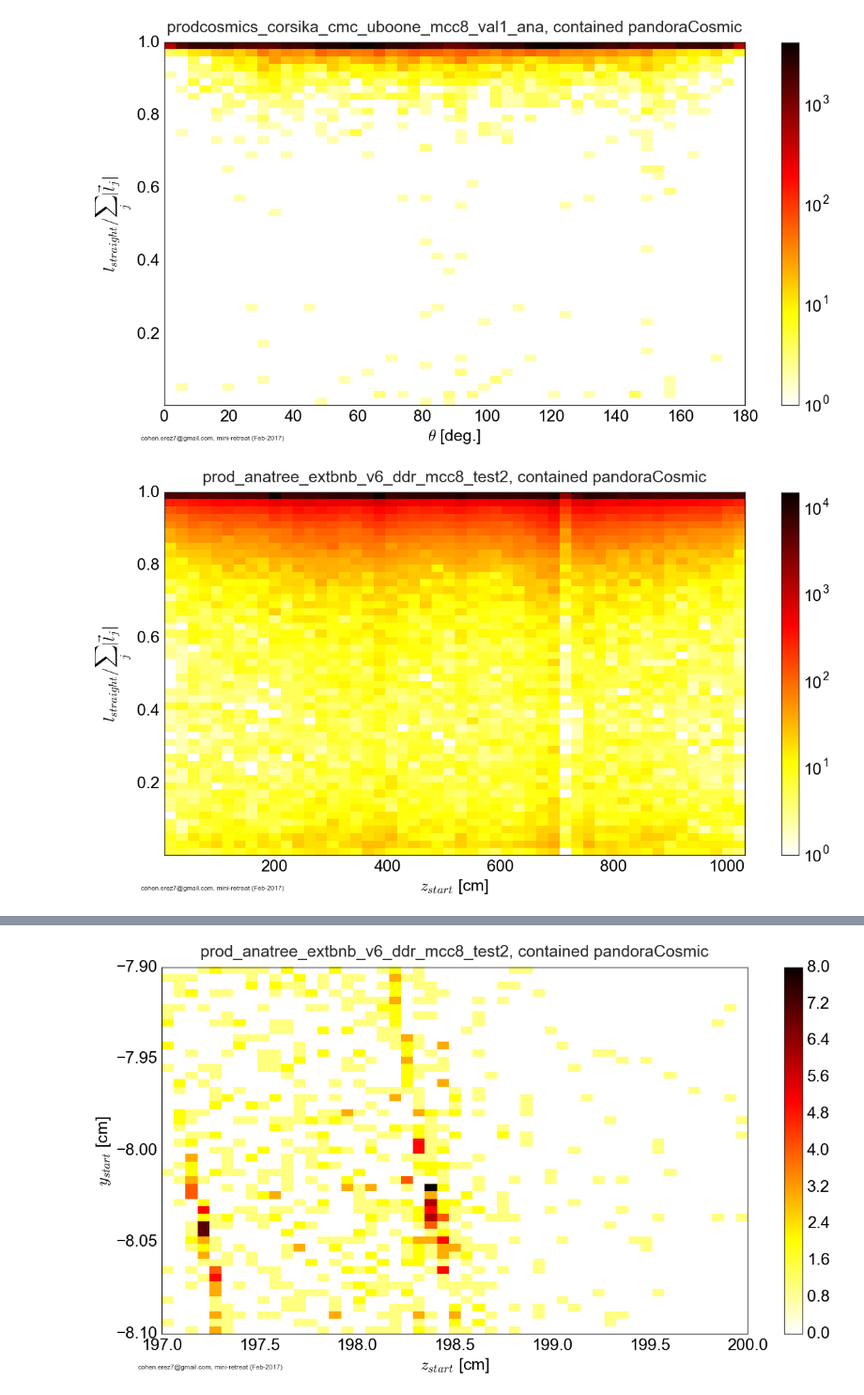
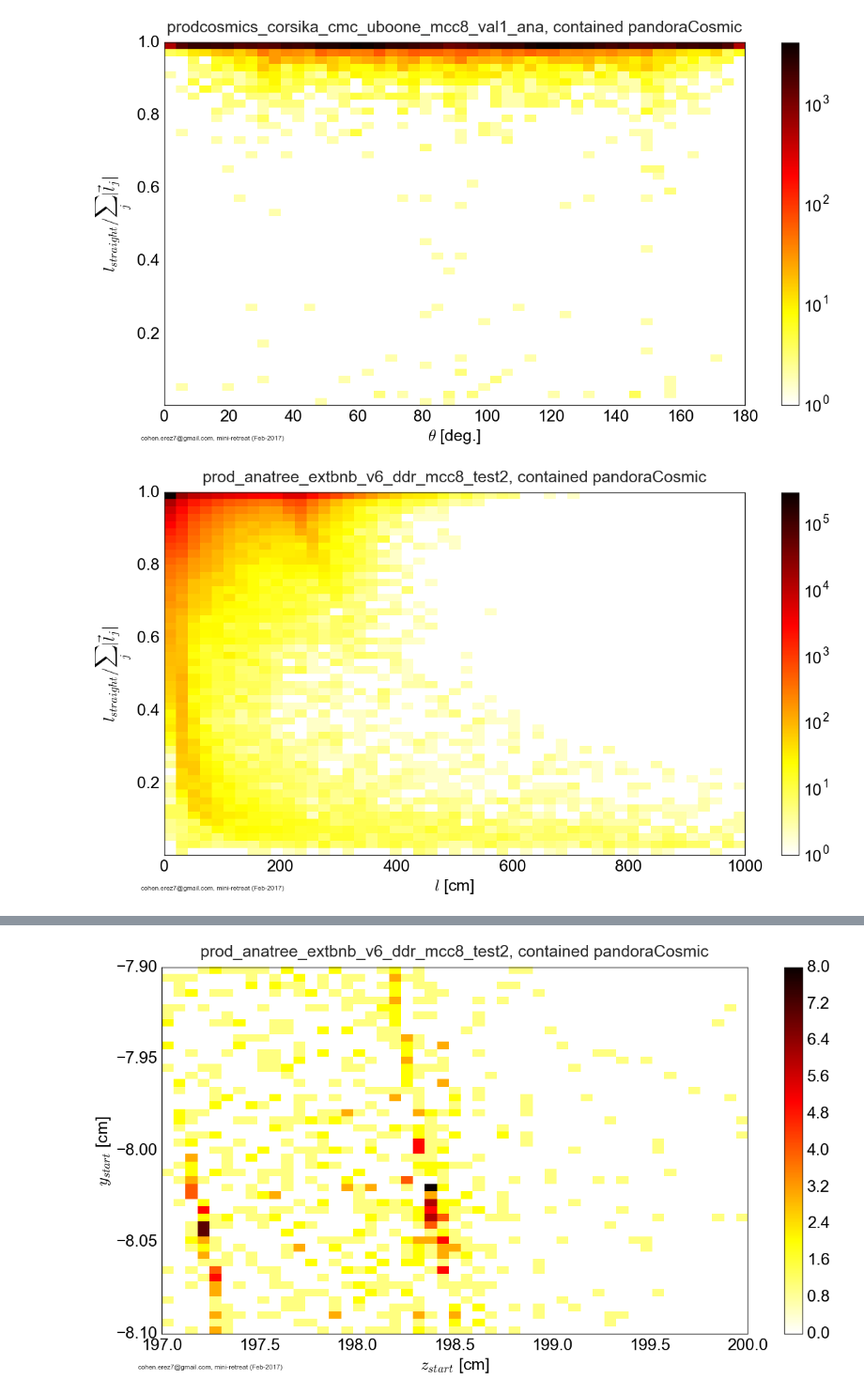
Before and after one commit to erezcoh4/AnalysisTreesInformation, a Jupyter notebook: AnaTreesPackage/notebooks/retreats/Feb2017/extBNB_plots.ipynb, the cells around one changed output, grey strips where cells are left out. Shown at 94% size. Cells and saved outputs as stored; diff of their text form; code cells hidden in the pictures.

```diff
--- a/AnaTreesPackage/notebooks/retreats/Feb2017/extBNB_plots.ipynb
+++ b/AnaTreesPackage/notebooks/retreats/Feb2017/extBNB_plots.ipynb
@@ -6,7 +6,7 @@ generic = lambda x: ast.literal_eval(x)
 # %%
 columns=['run','subrun','event', 'track_id','startx','starty','startz','endx','endy','endz','theta','phi','length','distlenratio']
 # %%
-# MCC8extBNB = pd.read_csv('/Users/erezcohen/Desktop/uBoone/AnalysisTreesAna/FeaturesFiles/cosmic_features_MCC8_extBNB_AnalysisTrees.csv',usecols=columns)
+MCC8extBNB = pd.read_csv('/Users/erezcohen/Desktop/uBoone/AnalysisTreesAna/FeaturesFiles/cosmic_features_MCC8_extBNB_AnalysisTrees.csv',usecols=columns)
 MCC8extBNBevents = pd.read_csv('/Users/erezcohen/Desktop/uBoone/AnalysisTreesAna/FeaturesFiles/events_features_MCC8_extBNB_AnalysisTrees.csv',converters={'Ncosmictracks_ymax':generic})
 
 print 'read prod_anatree_extbnb_v6_ddr_mcc8_test2'
@@ -15,7 +15,7 @@ print 'read prod_anatree_extbnb_v6_ddr_mcc8_test2'
 # print 'read MCC 7 extBNB'
 
 
-# MCC8cmc = pd.read_csv('/Users/erezcohen/Desktop/uBoone/AnalysisTreesAna/FeaturesFiles/cosmic_features_MCC8_openCOSMIC_MC_AnalysisTrees.csv',usecols=columns)
+MCC8cmc = pd.read_csv('/Users/erezcohen/Desktop/uBoone/AnalysisTreesAna/FeaturesFiles/cosmic_features_MCC8_openCOSMIC_MC_AnalysisTrees.csv',usecols=columns)
 MCC8cmcevents = pd.read_csv('/Users/erezcohen/Desktop/uBoone/AnalysisTreesAna/FeaturesFiles/events_features_MCC8_openCOSMIC_MC_AnalysisTrees.csv',converters={'ymax_cosmictracks':generic,'Ncosmictracks_ymax':generic})
 print 'read prodcosmics_corsika_cmc_uboone_mcc8_val1_ana'
 # %% [output]
@@ -323,32 +321,76 @@ plt.savefig('/Users/erezcohen/Desktop/uBoone/analysis/retreats/Feb2017/%s_theta_
 [figure]
 [figure]
 # %%
+
+# # z-start
+# plot_2d_histogram(data=MCC8extBNB[MCC8extBNB.distlenratio>-1] , data_name='prod_anatree_extbnb_v6_ddr_mcc8_test2, contained pandoraCosmic',
+#                   varx='startz' , vary='distlenratio' , figsize=(20,10), norm='log',
+#                   x_label = '$z_{start}$ [cm]', y_label='$l_{straight} / \\sum_j |\\vec{l}_j|$',
+#                   binsx=50, binsy=50,do_add_title=True,do_save_fig=False
+#                   )
+# plt.savefig('/Users/erezcohen/Desktop/uBoone/analysis/retreats/Feb2017/%s_z_distolenratio.pdf'%namestr(MCC8extBNB, globals()))
+
+# plot_2d_histogram(data=MCC8cmc[MCC8cmc.distlenratio>-1] , data_name=dataset_definitions[1]+', contained pandoraCosmic',
+#                   varx='startz' , vary='distlenratio' , figsize=(20,10), norm='log',
+#                   x_label = '$z_{start}$ [cm]', y_label='$l_{straight} / \\sum_j |\\vec{l}_j|$',
+#                   binsx=50, binsy=50,do_add_title=True,do_save_fig=False
+#                   )
+# plt.savefig('/Users/erezcohen/Desktop/uBoone/analysis/retreats/Feb2017/%s_z_distolenratio.pdf'%namestr(MCC8cmc, globals()))
+
+
+# # y-start
+# plot_2d_histogram(data=MCC8extBNB[MCC8extBNB.distlenratio>-1] , data_name='prod_anatree_extbnb_v6_ddr_mcc8_test2, contained pandoraCosmic',
+#                   varx='starty' , vary='distlenratio' , figsize=(20,10), norm='log',
+#                   x_label = '$y_{start}$ [cm]', y_label='$l_{straight} / \\sum_j |\\vec{l}_j|$',
+#                   binsx=50, binsy=50,do_add_title=True,do_save_fig=False
+#                   )
+# plt.savefig('/Users/erezcohen/Desktop/uBoone/analysis/retreats/Feb2017/%s_y_distolenratio.pdf'%namestr(MCC8extBNB, globals()))
+
+# plot_2d_histogram(data=MCC8cmc[MCC8cmc.distlenratio>-1] , data_name=dataset_definitions[1]+', contained pandoraCosmic',
+#                   varx='starty' , vary='distlenratio' , figsize=(20,10), norm='log',
+#                   x_label = '$y_{start}$ [cm]', y_label='$l_{straight} / \\sum_j |\\vec{l}_j|$',
+#                   binsx=50, binsy=50,do_add_title=True,do_save_fig=False
+#                   )
+# plt.savefig('/Users/erezcohen/Desktop/uBoone/analysis/retreats/Feb2017/%s_y_distolenratio.pdf'%namestr(MCC8cmc, globals()))
+
+
+
+
+# # x-start
+# plot_2d_histogram(data=MCC8extBNB[MCC8extBNB.distlenratio>-1] , data_name='prod_anatree_extbnb_v6_ddr_mcc8_test2, contained pandoraCosmic',
+#                   varx='startx' , vary='distlenratio' , figsize=(20,10), norm='log',
+#                   x_label = '$x_{start}$ [cm]', y_label='$l_{straight} / \\sum_j |\\vec{l}_j|$',
+#                   binsx=50, binsy=50,do_add_title=True,do_save_fig=False
+#                   )
+# plt.savefig('/Users/erezcohen/Desktop/uBoone/analysis/retreats/Feb2017/%s_x_distolenratio.pdf'%namestr(MCC8extBNB, globals()))
+# plt.savefig('/Users/erezcohen/Desktop/uBoone/analysis/retreats/Feb2017/%s_x_distolenratio.png'%namestr(MCC8extBNB, globals()))
+
+
+# plot_2d_histogram(data=MCC8cmc[MCC8cmc.distlenratio>-1] , data_name=dataset_definitions[1]+', contained pandoraCosmic',
+#                   varx='startx' , vary='distlenratio' , figsize=(20,10), norm='log',
+#                   x_label = '$x_{start}$ [cm]', y_label='$l_{straight} / \\sum_j |\\vec{l}_j|$',
+#                   binsx=50, binsy=50,do_add_title=True,do_save_fig=False
+#                   )
+# plt.savefig('/Users/erezcohen/Desktop/uBoone/analysis/retreats/Feb2017/%s_x_distolenratio.pdf'%namestr(MCC8cmc, globals()))
+# plt.savefig('/Users/erezcohen/Desktop/uBoone/analysis/retreats/Feb2017/%s_x_distolenratio.png'%namestr(MCC8cmc, globals()))
+
+
+# length
 plot_2d_histogram(data=MCC8extBNB[MCC8extBNB.distlenratio>-1] , data_name='prod_anatree_extbnb_v6_ddr_mcc8_test2, contained pandoraCosmic',
-                  varx='startz' , vary='distlenratio' , figsize=(20,10), norm='log',
-                  x_label = '$z_{start}$ [cm]', y_label='$l_{straight} / \\sum_j |\\vec{l}_j|$',
-                  binsx=50, binsy=50,do_add_title=True,do_save_fig=False
+                  varx='length' , vary='distlenratio' , figsize=(20,10), norm='log',
+                  x_label = '$l$ [cm]', y_label='$l_{straight} / \\sum_j |\\vec{l}_j|$',
+                  binsx=np.linspace(0,1000,50), binsy=50,do_add_title=True,do_save_fig=False
                   )
-plt.savefig('/Users/erezcohen/Desktop/uBoone/analysis/retreats/Feb2017/%s_z_distolenratio.pdf'%namestr(MCC8extBNB, globals()))
+plt.savefig('/Users/erezcohen/Desktop/uBoone/analysis/retreats/Feb2017/%s_length_distolenratio.pdf'%namestr(MCC8extBNB, globals()))
+plt.savefig('/Users/erezcohen/Desktop/uBoone/analysis/retreats/Feb2017/%s_length_distolenratio.png'%namestr(MCC8extBNB, globals()))
+
 
 plot_2d_histogram(data=MCC8cmc[MCC8cmc.distlenratio>-1] , data_name=dataset_definitions[1]+', contained pandoraCosmic',
-                  varx='startz' , vary='distlenratio' , figsize=(20,10), norm='log',
-                  x_label = '$z_{start}$ [cm]', y_label='$l_{straight} / \\sum_j |\\vec{l}_j|$',
-                  binsx=50, binsy=50,do_add_title=True,do_save_fig=False
+                  varx='length' , vary='distlenratio' , figsize=(20,10), norm='log',
+                  x_label = '$l$ [cm]', y_label='$l_{straight} / \\sum_j |\\vec{l}_j|$',
+                  binsx=np.linspace(0,1000,50), binsy=50,do_add_title=True,do_save_fig=False
                   )
-plt.savefig('/Users/erezcohen/Desktop/uBoone/analysis/retreats/Feb2017/%s_z_distolenratio.pdf'%namestr(MCC8cmc, globals()))
-
-plot_2d_histogram(data=MCC8extBNB[MCC8extBNB.distlenratio>-1] , data_name='prod_anatree_extbnb_v6_ddr_mcc8_test2, contained pandoraCosmic',
-                  varx='starty' , vary='distlenratio' , figsize=(20,10), norm='log',
-                  x_label = '$y_{start}$ [cm]', y_label='$l_{straight} / \\sum_j |\\vec{l}_j|$',
-                  binsx=50, binsy=50,do_add_title=True,do_save_fig=False
-                  )
-plt.savefig('/Users/erezcohen/Desktop/uBoone/analysis/retreats/Feb2017/%s_y_distolenratio.pdf'%namestr(MCC8extBNB, globals()))
-
-plot_2d_histogram(data=MCC8cmc[MCC8cmc.distlenratio>-1] , data_name=dataset_definitions[1]+', contained pandoraCosmic',
-                  varx='starty' , vary='distlenratio' , figsize=(20,10), norm='log',
-                  x_label = '$y_{start}$ [cm]', y_label='$l_{straight} / \\sum_j |\\vec{l}_j|$',
-                  binsx=50, binsy=50,do_add_title=True,do_save_fig=False
-                  )
-plt.savefig('/Users/erezcohen/Desktop/uBoone/analysis/retreats/Feb2017/%s_y_distolenratio.pdf'%namestr(MCC8cmc, globals()))
+plt.savefig('/Users/erezcohen/Desktop/uBoone/analysis/retreats/Feb2017/%s_length_distolenratio.pdf'%namestr(MCC8cmc, globals()))
+plt.savefig('/Users/erezcohen/Desktop/uBoone/analysis/retreats/Feb2017/%s_length_distolenratio.png'%namestr(MCC8cmc, globals()))
 # %% [output]
-[figure, old version]
+[figure, new version]
```
Also changed, not shown: parts of 2 cells of this notebook.
